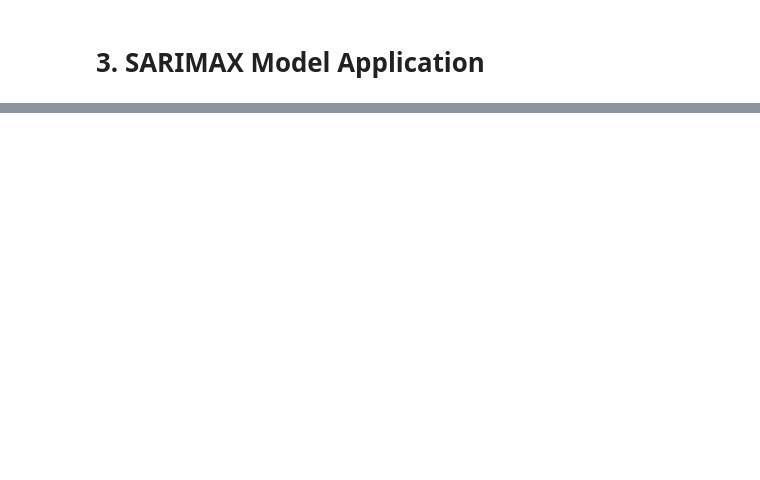
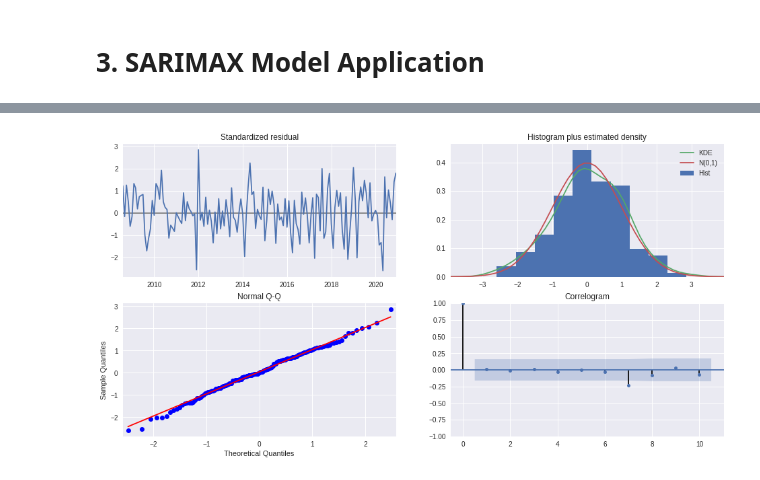
Before and after one commit to lucas-aranha/time-series-analysis-for-the-study-of-dengue-in-belem, a Jupyter notebook: notebooks/proj1_den_belem.ipynb, the cells around one changed output, grey strips where cells are left out. Drawn from its saved outputs; the diff is of its cells as text; code cells hidden in the pictures; blank space fills up the shorter version.

```diff
--- a/notebooks/proj1_den_belem.ipynb
+++ b/notebooks/proj1_den_belem.ipynb
@@ -275,0 +325,7 @@ acf_pacf(dengue_log, 36, title, '#55004D')
+# %%
+n = 6
+df = data_set[['dengue_log']].copy()
+for i in range(n):
+    df[f'x_{i+1}'] = df.dengue_log.shift(i + 1)
+df.dropna(axis=0, inplace=True)
+display(df)
@@ -285,0 +424,5 @@ pred[0] = data_set.dengue_cases[0]
+# %%
+model.plot_diagnostics(figsize=(16, 8))
+plt.show()
+# %% [output]
+[figure, added]
```
Also changed, not shown: parts of 31 cells of this notebook.
